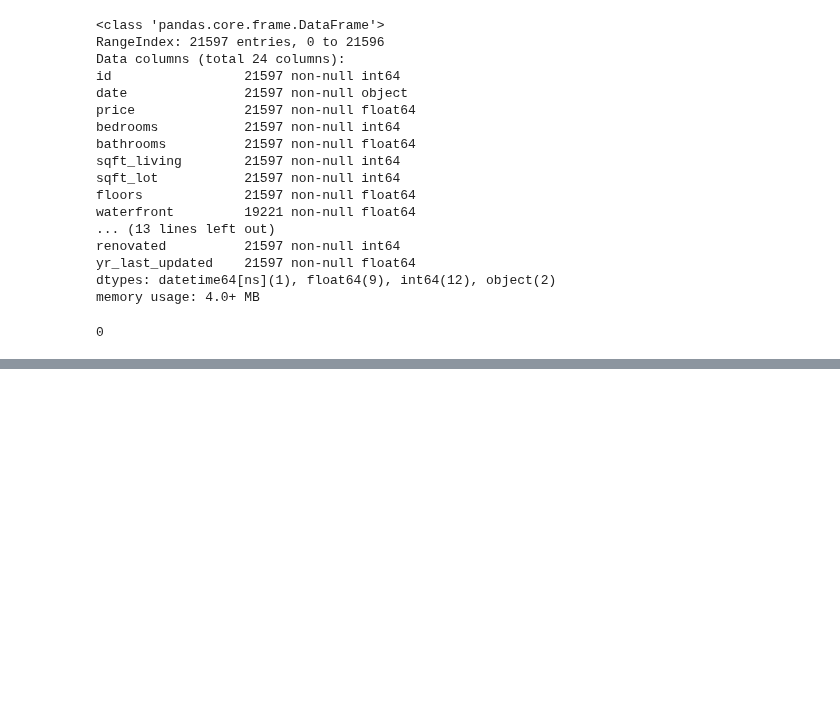
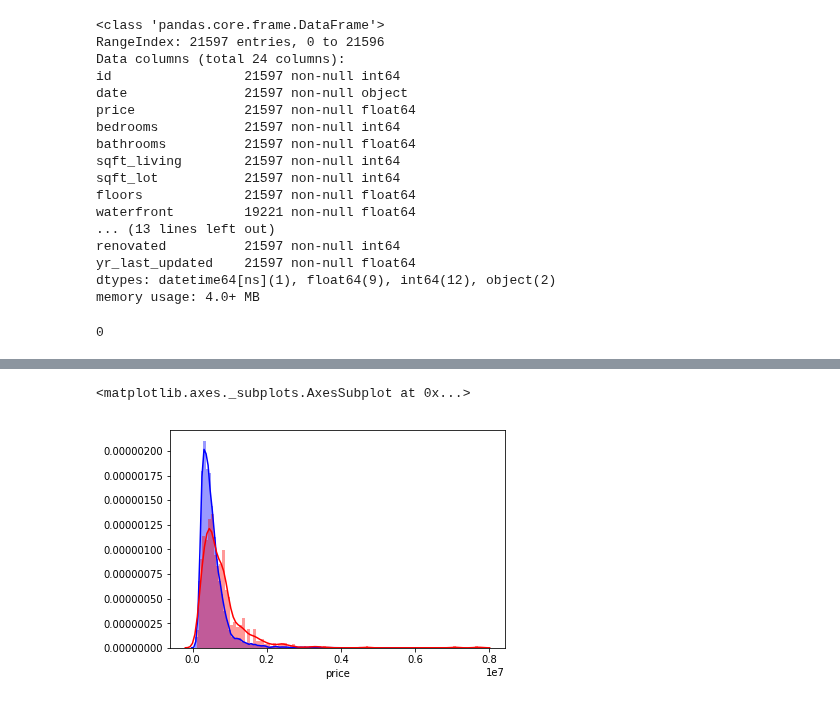
Before and after one commit to Ioana-P/King-s_County_real_estate_regression, a Jupyter notebook: Data Cleaning.ipynb, the cells around one changed output, grey strips where cells are left out. Cells and saved outputs as stored; diff of their text form; code cells hidden in the pictures; blank space fills up the shorter version.

```diff
--- a/Data Cleaning.ipynb
+++ b/Data Cleaning.ipynb
@@ -330,0 +368,6 @@ df.yr_last_updated.isna().sum()
+# %%
+sns.distplot(df.loc[df['renovated'] == 0]['price'], color = 'blue', bins = 100)
+sns.distplot(df.loc[df['renovated'] == 1]['price'], color = 'red', bins = 100)
+# %% [output]
+<matplotlib.axes._subplots.AxesSubplot at 0x...>
+[figure, added]
```
Also changed, not shown: parts of 14 cells of this notebook.
